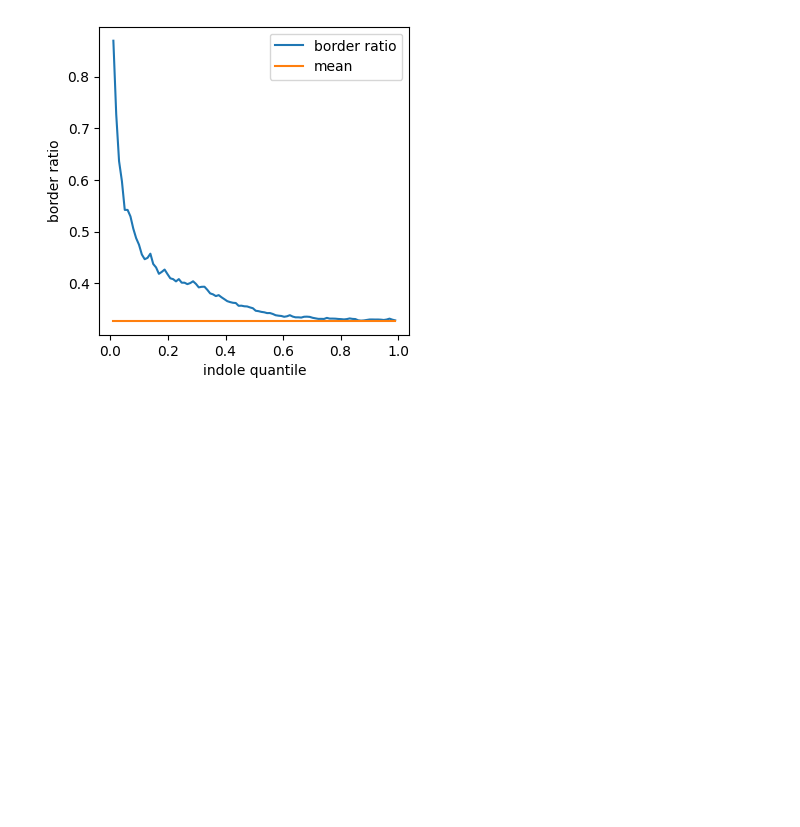
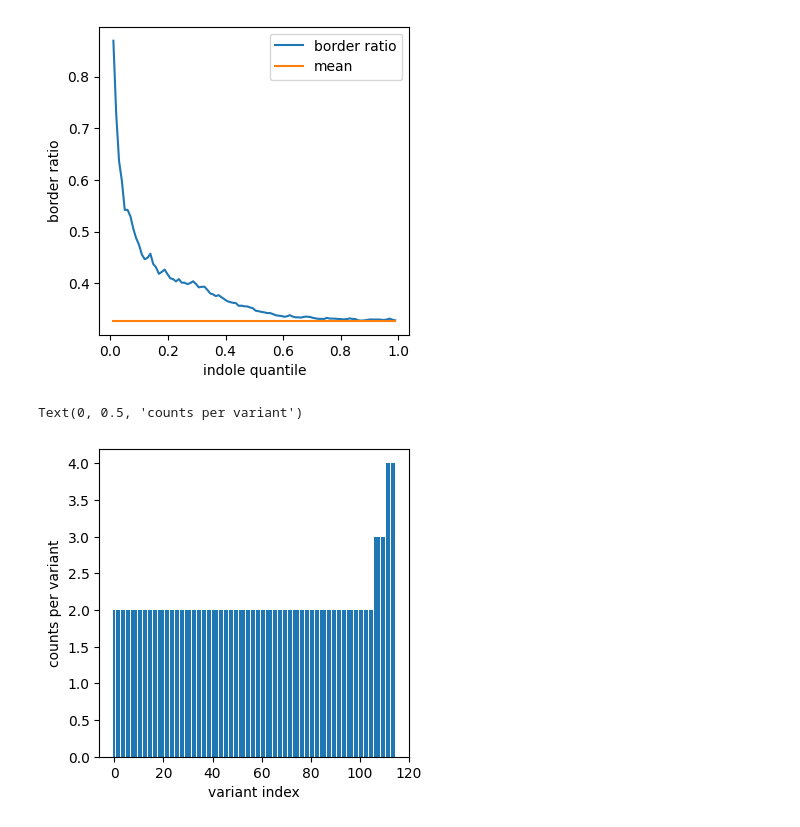
Before and after one commit to Queimo/stpy, a Jupyter notebook: data_exploration/ArM_data_exploration.ipynb, the cells around one changed output. Saved outputs shown, nothing was run; the diff lists cells and outputs as text; code cells hidden in the pictures; blank space fills up the shorter version.

```diff
--- a/data_exploration/ArM_data_exploration.ipynb
+++ b/data_exploration/ArM_data_exploration.ipynb
@@ -253,3 +266,15 @@ plt.legend([f'{meta_data} ratio', 'mean'])
 # %% [output]
 <matplotlib.legend.Legend at 0x...>
 [figure]
+# %%
+# sorted histogram of variant counts
+fig = plt.figure(figsize=(4, 4))
+variant_counts = df["variant"].value_counts()
+varcounts = variant_counts[variant_counts > 1].sort_values()
+# x axis cumulated counts
+plt.bar(np.arange(len(varcounts)), varcounts)
+plt.xlabel('variant index')
+plt.ylabel('counts per variant')
+# %% [output]
+Text(0, 0.5, 'counts per variant')
+[figure, added]
```
Also changed, not shown: parts of 4 cells of this notebook, 10 other files.
